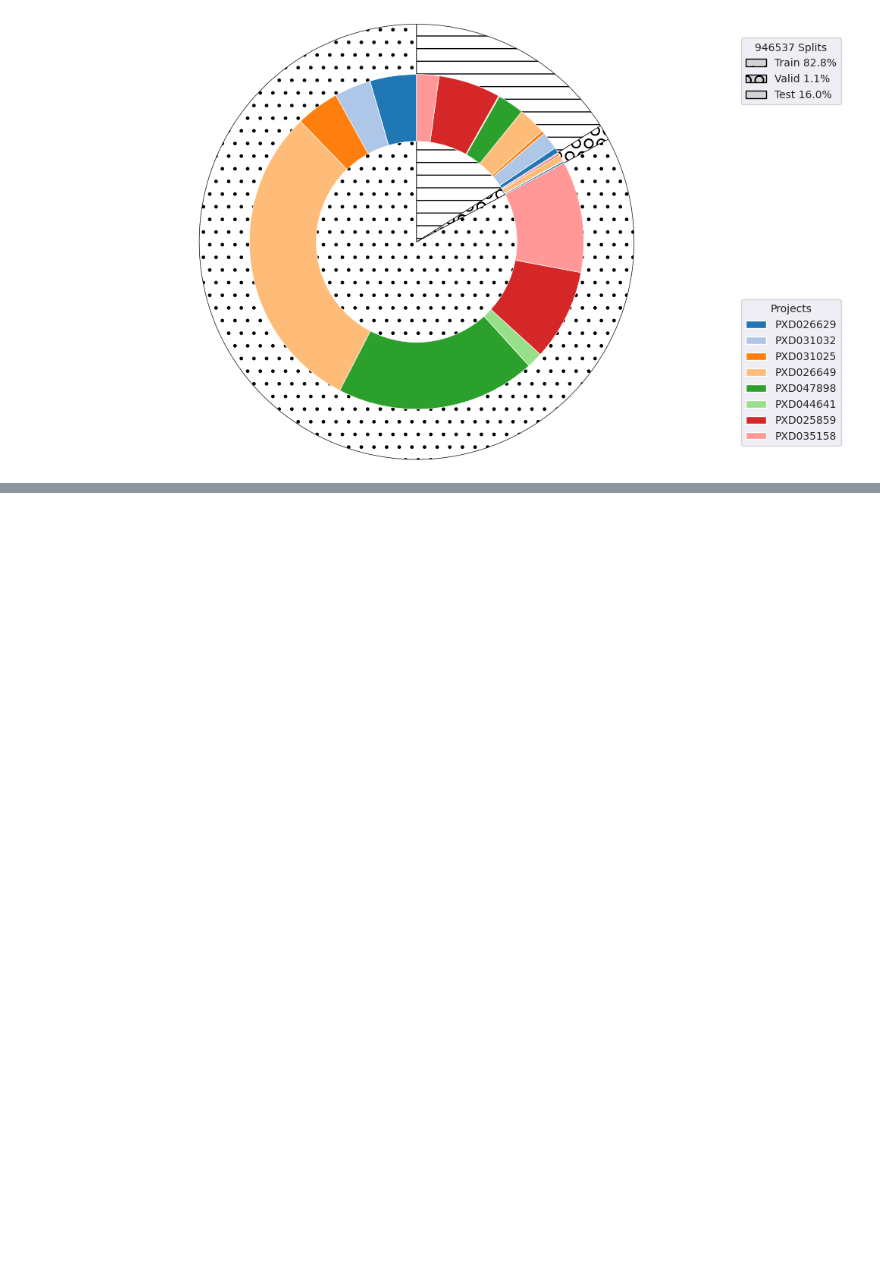
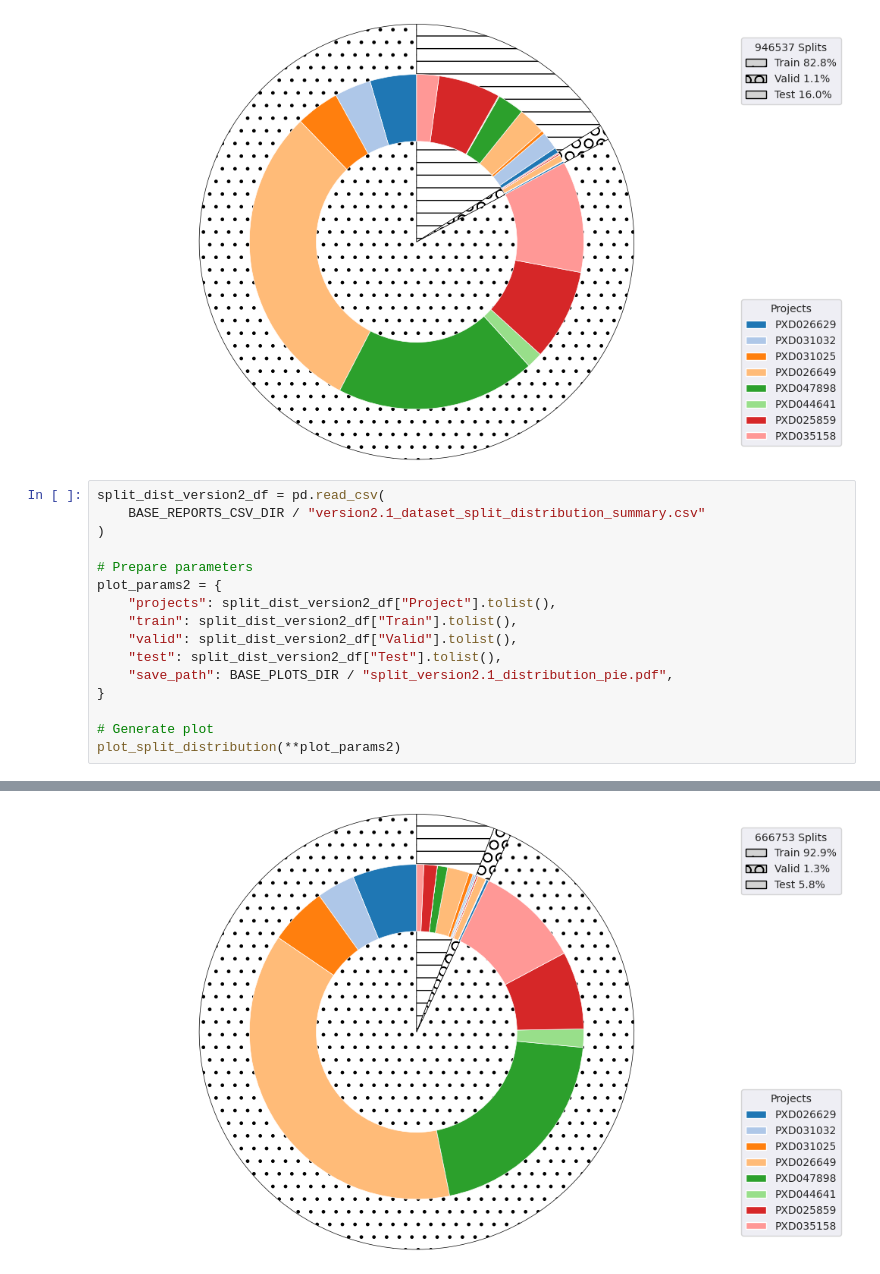
Before and after one commit to hjisaac/glycopeptide-data-lens, a Jupyter notebook: notebooks/processing.ipynb, the cells around one changed output, grey strips where cells are left out. Saved outputs shown, nothing was run; the diff lists cells and outputs as text; blank space fills up the shorter version.

```diff
--- a/notebooks/processing.ipynb
+++ b/notebooks/processing.ipynb
@@ -671,3 +363,20 @@ plot_split_distribution(**plot_params2)
                     WARNING  Ignoring fixed x limits to fulfill fixed data aspect with adjustable     ]8;id=957406;file:///home/hjisaac/.cache/pypoetry/virtualenvs/instanovoglyco-u5tn6RZG-py3.10/lib/p ...
                              data limits.
 [figure]
+# %%
+split_dist_version2_df = pd.read_csv(
+    BASE_REPORTS_CSV_DIR / "version2.1_dataset_split_distribution_summary.csv"
+)
+
+# Prepare parameters
+plot_params2 = {
+    "projects": split_dist_version2_df["Project"].tolist(),
+    "train": split_dist_version2_df["Train"].tolist(),
+    "valid": split_dist_version2_df["Valid"].tolist(),
+    "test": split_dist_version2_df["Test"].tolist(),
+    "save_path": BASE_PLOTS_DIR / "split_version2.1_distribution_pie.pdf",
+}
+
+# Generate plot
+plot_split_distribution(**plot_params2)
+# %% [output]
@@ -673,0 +385 @@ plot_split_distribution(**plot_params2)
+[figure, added]
```
Also changed, not shown: parts of 6 cells of this notebook, 1 other file.
